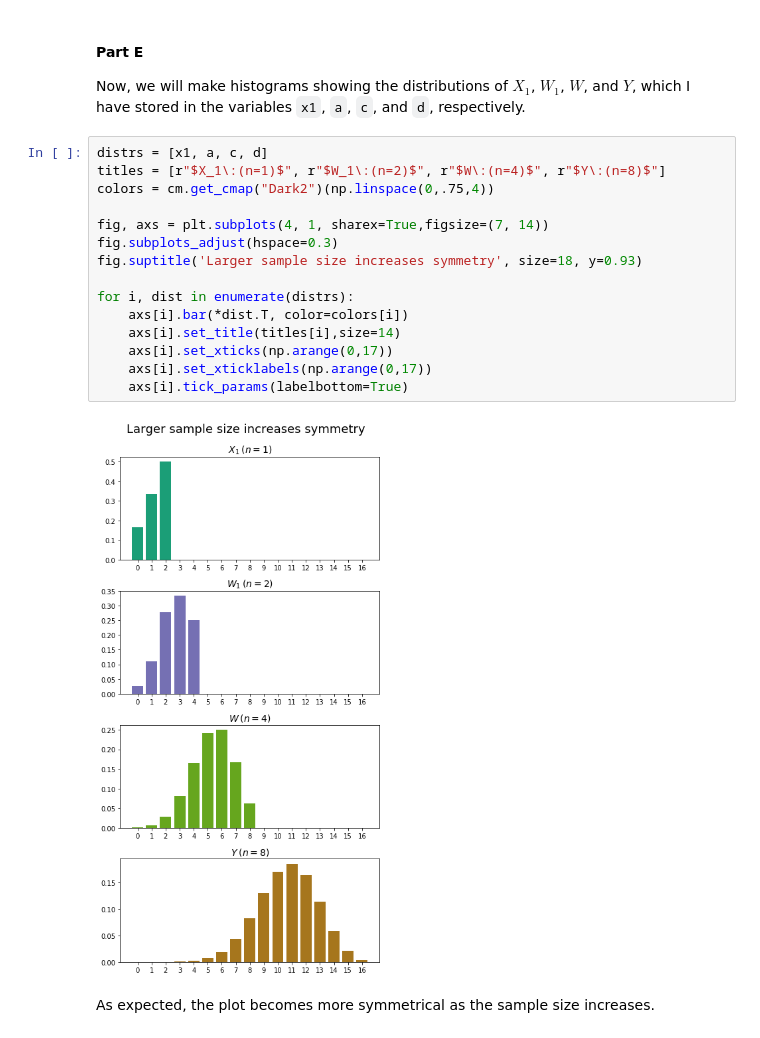
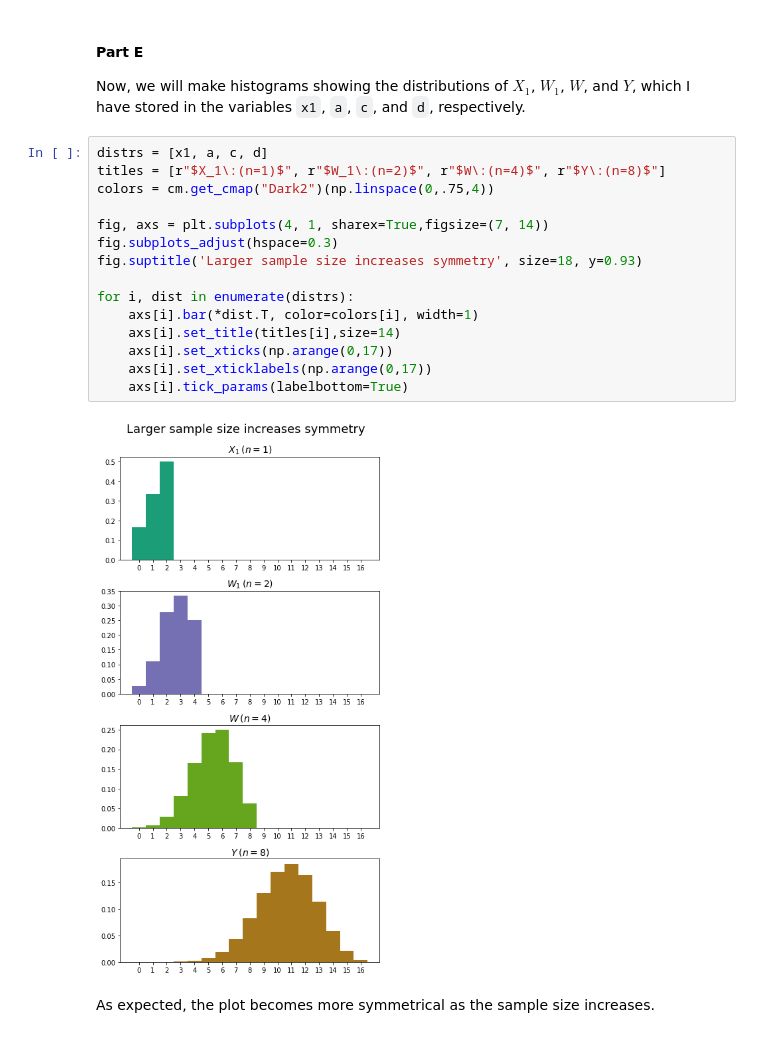
Before and after one commit to maxkapur/maxkapur.github.io, a Jupyter notebook: math/stats.ipynb, the cells around one changed output. Saved outputs shown, nothing was run; the diff lists cells and outputs as text.

```diff
--- a/math/stats.ipynb
+++ b/math/stats.ipynb
@@ -644,20 +644,20 @@ Now, we will make histograms showing the distributions of $X_1$, $W_1$, $W$, and
 # %%
 distrs = [x1, a, c, d]
 titles = [r"$X_1\:(n=1)$", r"$W_1\:(n=2)$", r"$W\:(n=4)$", r"$Y\:(n=8)$"]
 colors = cm.get_cmap("Dark2")(np.linspace(0,.75,4))
 
 fig, axs = plt.subplots(4, 1, sharex=True,figsize=(7, 14))
 fig.subplots_adjust(hspace=0.3)
 fig.suptitle('Larger sample size increases symmetry', size=18, y=0.93)
 
 for i, dist in enumerate(distrs):
-    axs[i].bar(*dist.T, color=colors[i])
+    axs[i].bar(*dist.T, color=colors[i], width=1)
     axs[i].set_title(titles[i],size=14)
     axs[i].set_xticks(np.arange(0,17))
     axs[i].set_xticklabels(np.arange(0,17))
     axs[i].tick_params(labelbottom=True)
 # %% [output]
-[figure, old version]
+[figure, new version]
 # %% [markdown]
 As expected, the plot becomes more symmetrical as the sample size increases.
 # %% [markdown]
```
Also changed, not shown: parts of 5 cells of this notebook, 2 other files.
